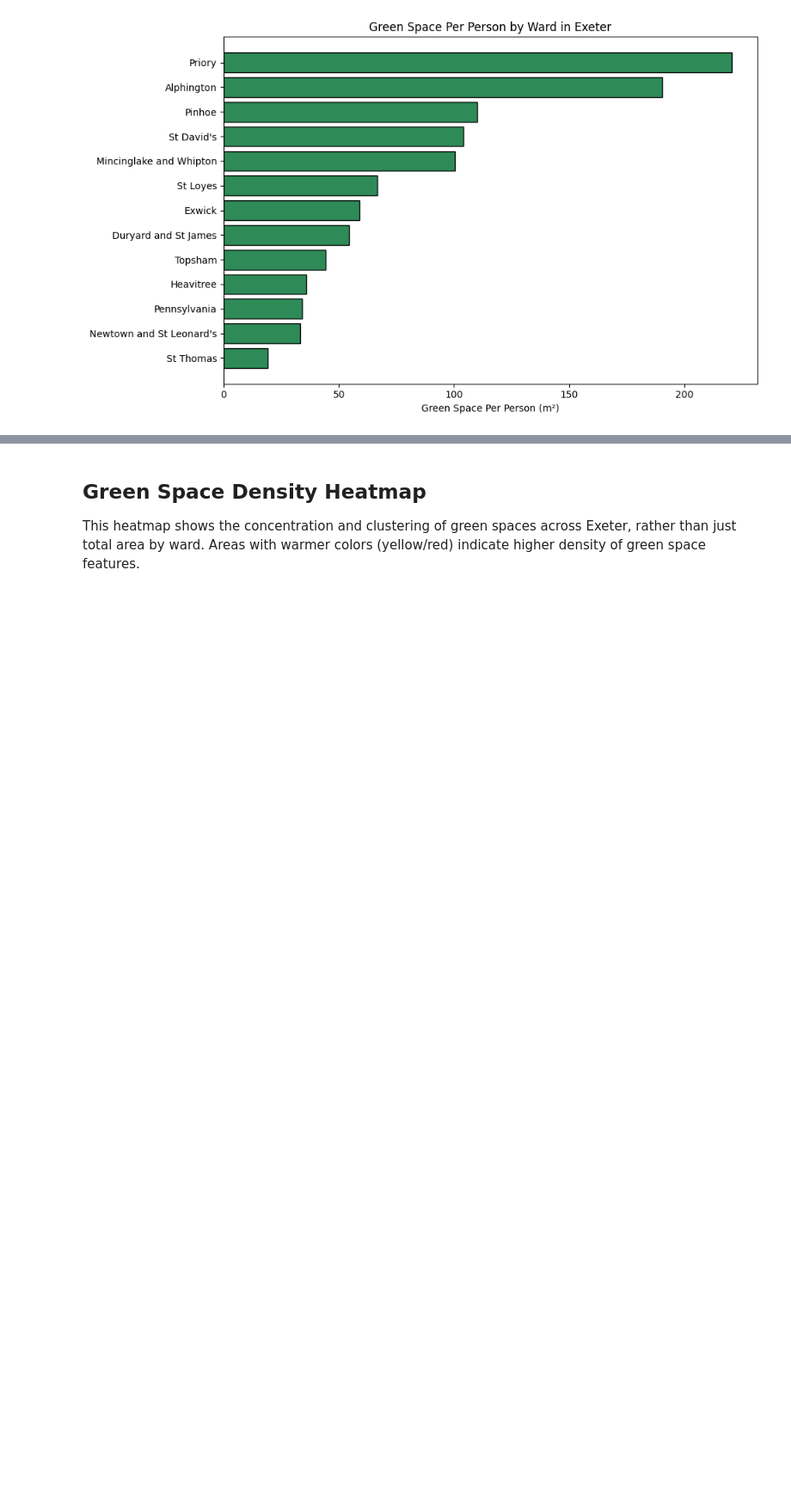
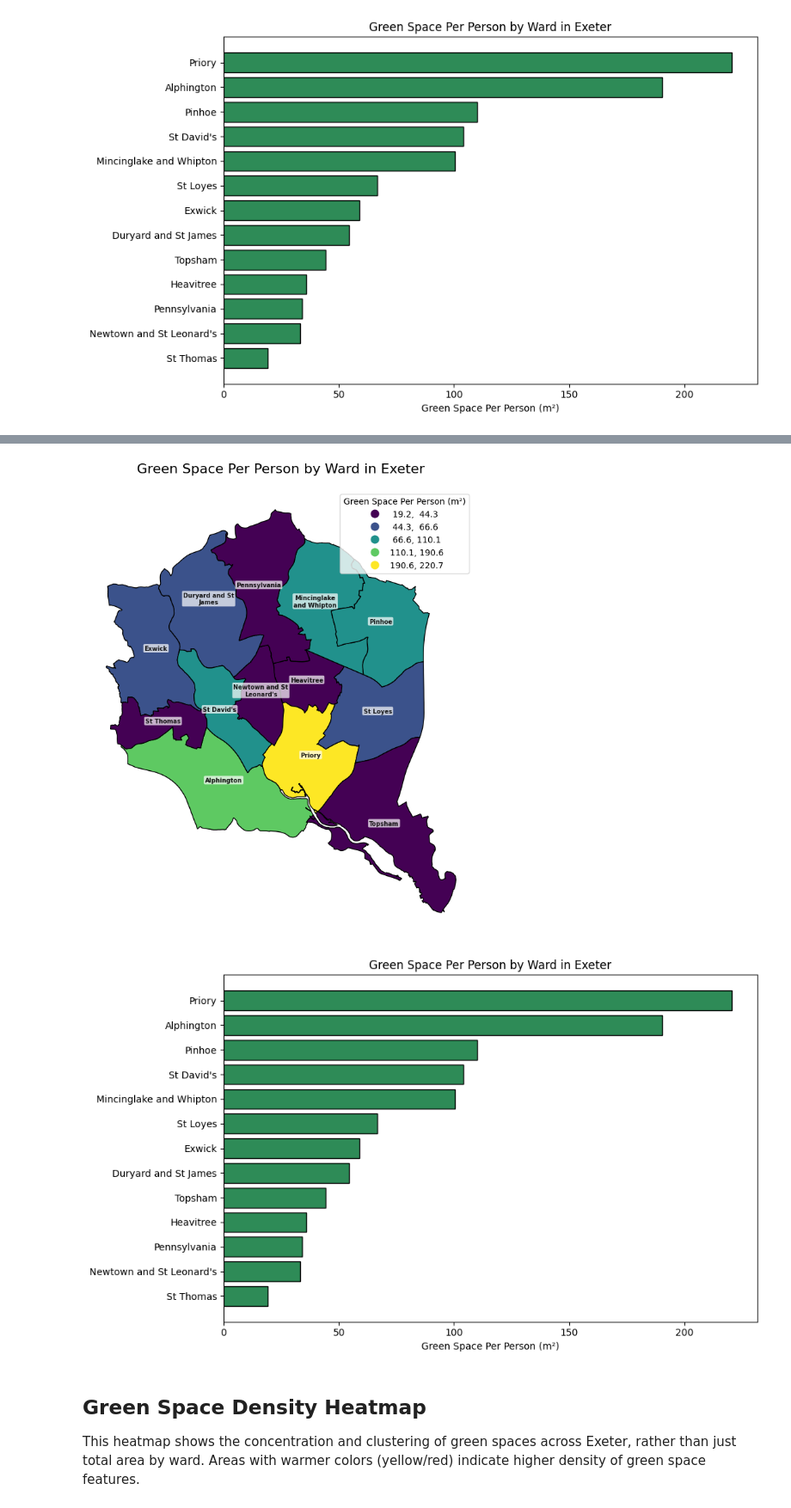
Before and after one commit to livi514/mapping-green-spaces-in-exeter, a Jupyter notebook: geopandas project.ipynb, the cells around one changed output, grey strips where cells are left out. Shown at 86% size. Cells and saved outputs as stored; diff of their text form; code cells hidden in the pictures; blank space fills up the shorter version.

```diff
--- a/geopandas project.ipynb
+++ b/geopandas project.ipynb
@@ -264,3 +322,25 @@ plot_bar(exeter, "green_per_person", "Green Space Per Person (m²)", "Green Spac
+# %%
+# choropleth: green space per person by ward (natural breaks)
+ax = exeter.plot(
+    column="green_per_person",
+    scheme="natural_breaks",
+    k=5,
+    cmap="viridis",
+    legend=True,
+    legend_kwds={"title": "Green Space Per Person (m²)", "fmt": "{:.1f}"},
+    figsize=(10, 8),
+    edgecolor="black",
+)
+add_ward_labels(ax, exeter)
+ax.set_title("Green Space Per Person by Ward in Exeter", fontsize=16, pad=20)
+ax.set_axis_off()
+plt.tight_layout()
+plt.show()
+
+plot_bar(exeter, "green_per_person", "Green Space Per Person (m²)", "Green Space Per Person by Ward in Exeter")
+# %% [output]
+[figure, added]
+[figure, added]
 # %% [markdown]
 ## Green Space Density Heatmap
 
```
Also changed, not shown: parts of 3 cells of this notebook.
